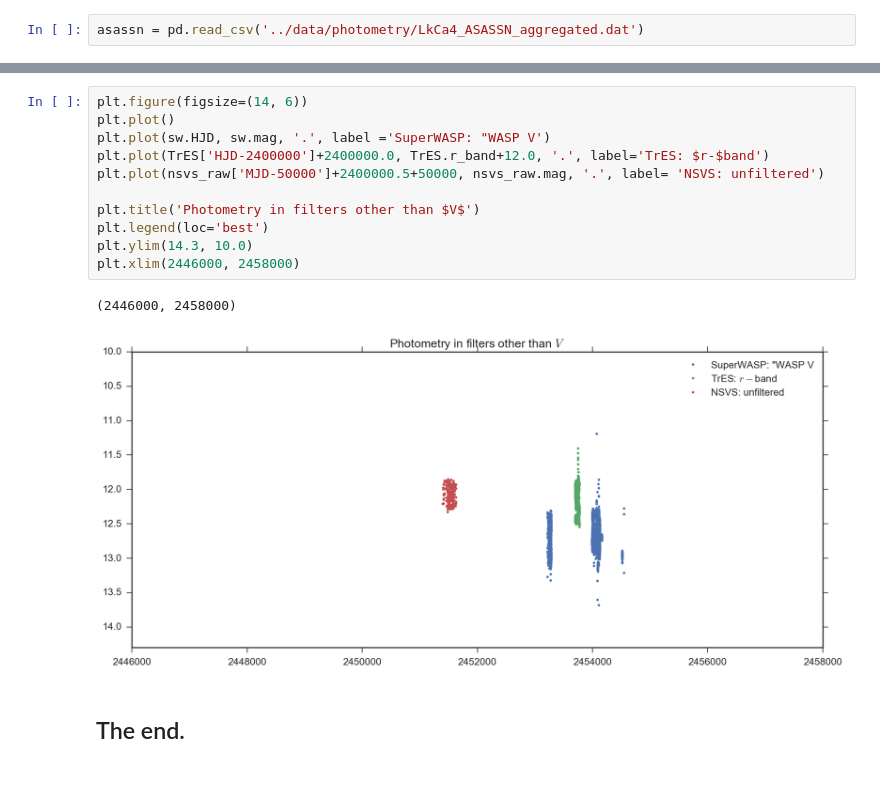
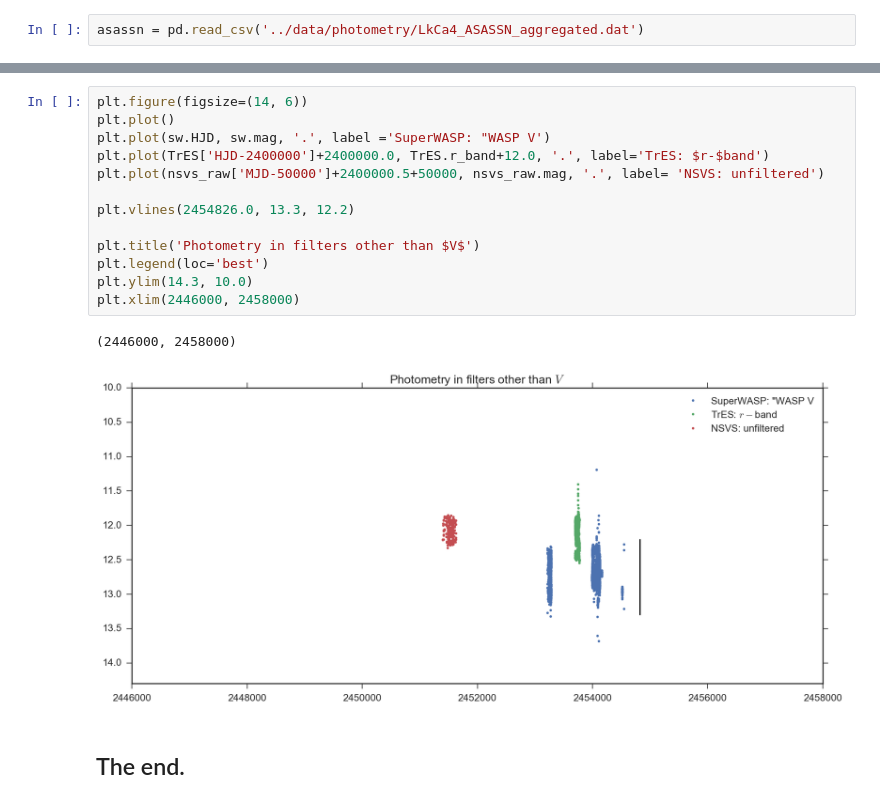
Before and after one commit to BrownDwarf/welter, a Jupyter notebook: notebooks/welter_issue018-07_More_Photometry.ipynb, the cells around one changed output, grey strips where cells are left out. Saved outputs shown, nothing was run; the diff lists cells and outputs as text.

```diff
--- a/notebooks/welter_issue018-07_More_Photometry.ipynb
+++ b/notebooks/welter_issue018-07_More_Photometry.ipynb
@@ -326,16 +342,18 @@ plt.ylim(13.3, 12.0)
 # %%
 plt.figure(figsize=(14, 6))
 plt.plot()
 plt.plot(sw.HJD, sw.mag, '.', label ='SuperWASP: "WASP V')
 plt.plot(TrES['HJD-2400000']+2400000.0, TrES.r_band+12.0, '.', label='TrES: $r-$band')
 plt.plot(nsvs_raw['MJD-50000']+2400000.5+50000, nsvs_raw.mag, '.', label= 'NSVS: unfiltered')
 
+plt.vlines(2454826.0, 13.3, 12.2)
+
 plt.title('Photometry in filters other than $V$')
 plt.legend(loc='best')
 plt.ylim(14.3, 10.0)
 plt.xlim(2446000, 2458000)
 # %% [output]
 (2446000, 2458000)
-[figure, old version]
+[figure, new version]
 # %% [markdown]
 ## The end.
```
Also changed, not shown: parts of 42 cells of this notebook, 2 other files.
